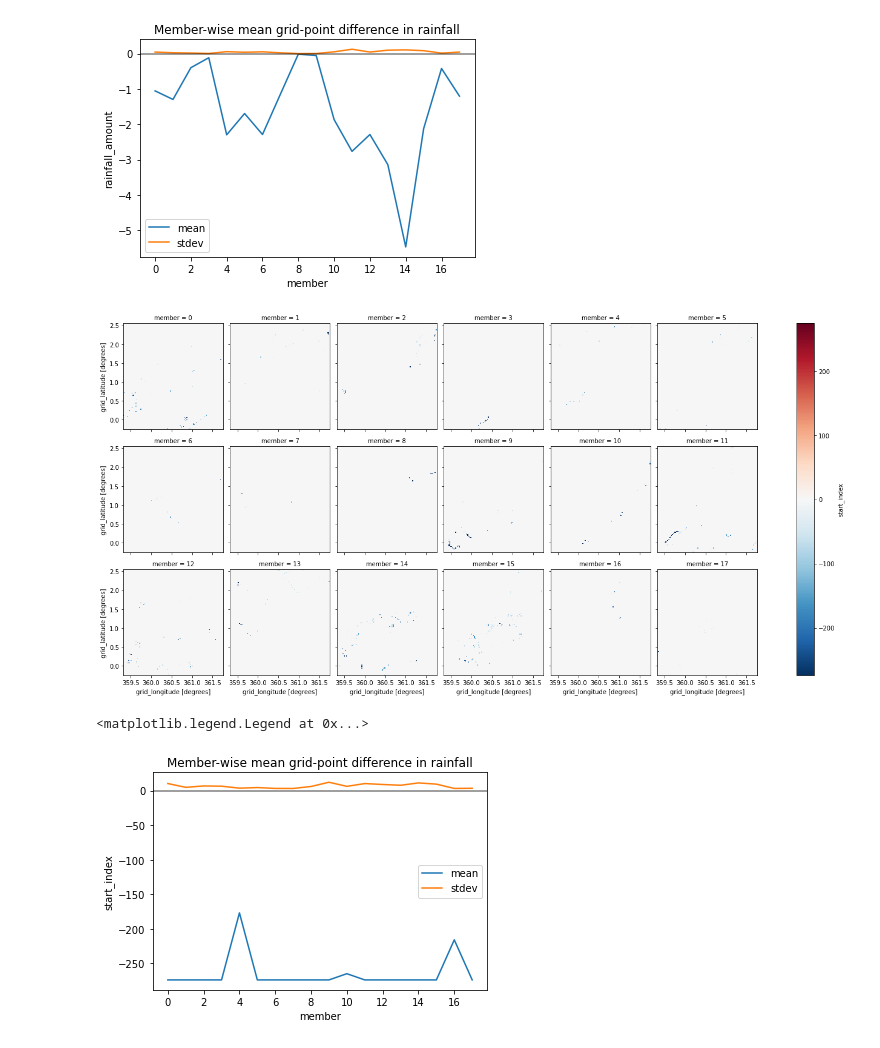
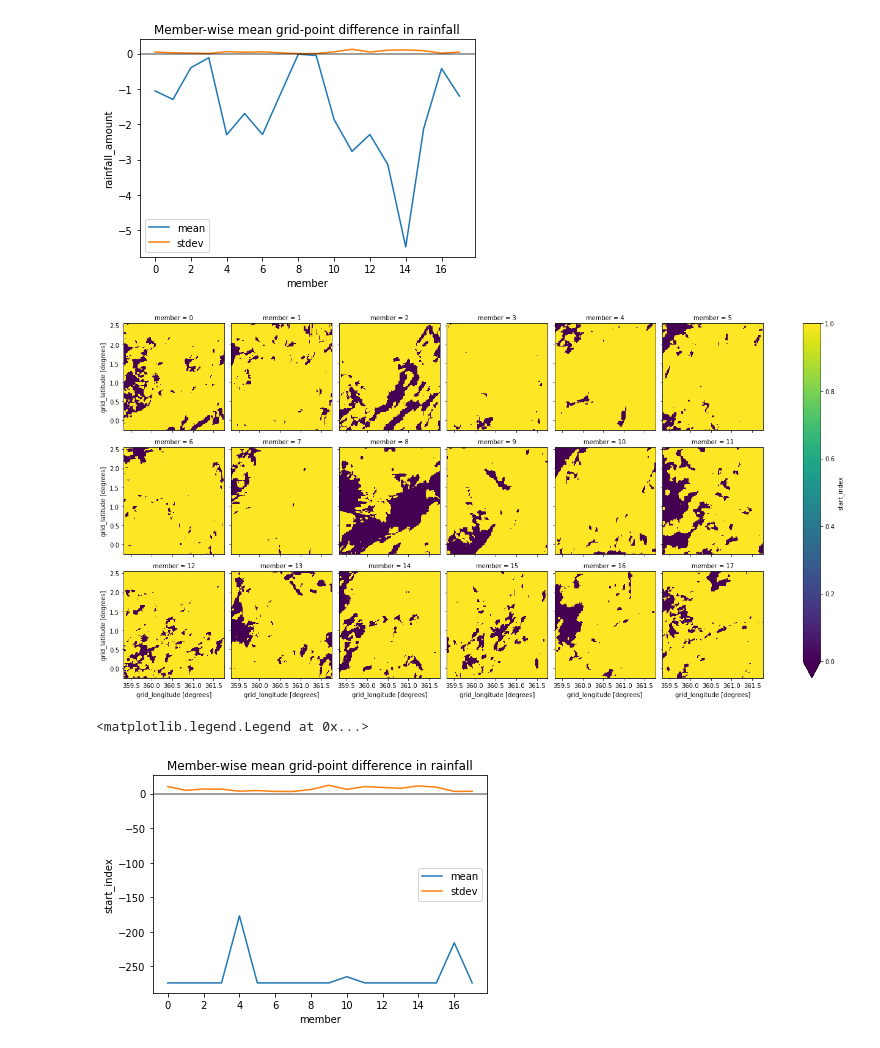
Before and after one commit to sjboeing/fast_rainfall_processing, a Jupyter notebook: fast_validation.ipynb, the cells around one changed output. Saved outputs shown, nothing was run; the diff lists cells and outputs as text; code cells hidden in the pictures.

```diff
--- a/fast_validation.ipynb
+++ b/fast_validation.ipynb
@@ -158,17 +158,17 @@ plt.legend()
 # %%
 #diffs=(old_mem_ds - new_mem_ds).rainfall_amount
 diffs=(old_mem_time_ds - (new_mem_time_ds-new_mem_time_ds.min())).start_index
-diffs.plot(x="grid_longitude", y="grid_latitude", col="member", col_wrap=6)
+diffs.plot(x="grid_longitude", y="grid_latitude", col="member", col_wrap=6, robust=True)
 plt.show()
 
 diffs.min(dim=["grid_longitude","grid_latitude"]).plot(label="mean")
 diffs.std(dim=["grid_longitude","grid_latitude"]).plot(label="stdev")
 plt.xticks(np.arange(0,18,2))
 plt.axhline(0,alpha=0.5,color="black")
 plt.title("Member-wise mean grid-point difference in rainfall")
 plt.legend()
 # %% [output]
-[figure, old version]
+[figure, new version]
 <matplotlib.legend.Legend at 0x...>
 [figure]
 # %%
```
Also changed, not shown: parts of 1 cell of this notebook.
